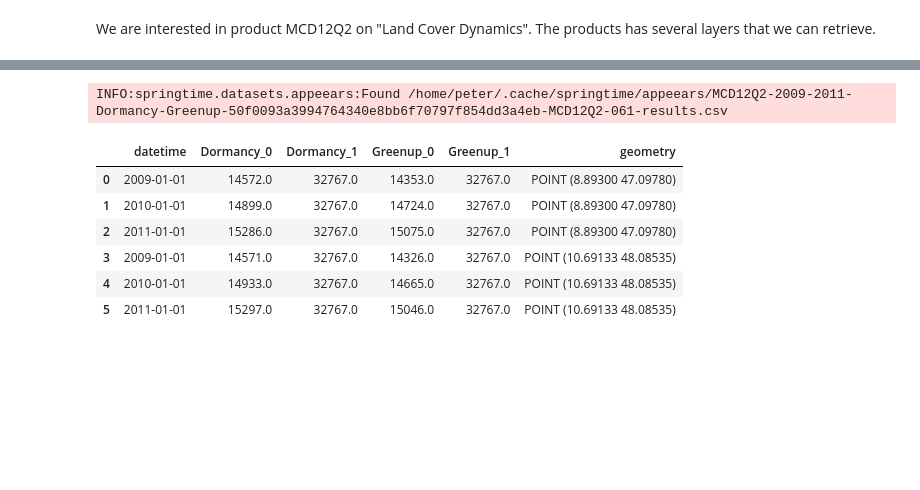
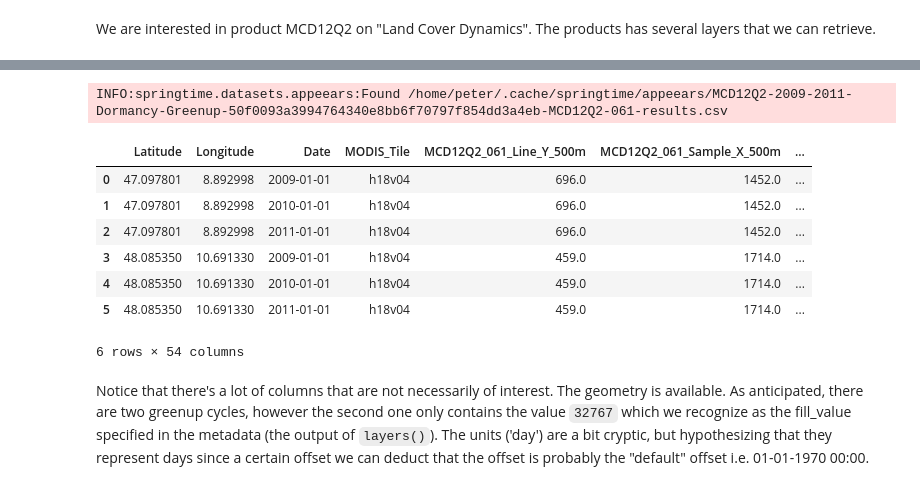
Before and after one commit to phenology/springtime, a Jupyter notebook: docs/user_guide/datasets/modis.ipynb, the cells around one changed output, grey strips where cells are left out. Saved outputs shown, nothing was run; the diff lists cells and outputs as text; code cells hidden in the pictures; blank space fills up the shorter version.

Commit message:
WIP refactor MODIS

```diff
--- a/docs/user_guide/datasets/modis.ipynb
+++ b/docs/user_guide/datasets/modis.ipynb
@@ -93,13 +92,16 @@ Appeears(
     points=[Point(x=10.69133, y=48.08535), Point(x=8.892998, y=47.097801)]
 )
 # %%
-dataset.load()
+dataset.raw_load_points()
 # %% [output]
 INFO:springtime.datasets.appeears:Found /home/peter/.cache/springtime/appeears/MCD12Q2-2009-2011-Dormancy-Greenup-50f0093a3994764340e8bb6f70797f854dd3a4eb-MCD12Q2-061-results.csv
-|  | datetime | Dormancy_0 | Dormancy_1 | Greenup_0 | Greenup_1 | geometry |
-| 0 | 2009-01-01 | 14572.0 | 32767.0 | 14353.0 | 32767.0 | POINT (8.89300 47.09780) |
-| 1 | 2010-01-01 | 14899.0 | 32767.0 | 14724.0 | 32767.0 | POINT (8.89300 47.09780) |
-| 2 | 2011-01-01 | 15286.0 | 32767.0 | 15075.0 | 32767.0 | POINT (8.89300 47.09780) |
-| 3 | 2009-01-01 | 14571.0 | 32767.0 | 14326.0 | 32767.0 | POINT (10.69133 48.08535) |
-| 4 | 2010-01-01 | 14933.0 | 32767.0 | 14665.0 | 32767.0 | POINT (10.69133 48.08535) |
-| 5 | 2011-01-01 | 15297.0 | 32767.0 | 15046.0 | 32767.0 | POINT (10.69133 48.08535) |
+|  | Latitude | Longitude | Date | MODIS_Tile | MCD12Q2_061_Line_Y_500m | MCD12Q2_061_Sample_X_500m | ... |
+| 0 | 47.097801 | 8.892998 | 2009-01-01 | h18v04 | 696.0 | 1452.0 | ... |
+| 1 | 47.097801 | 8.892998 | 2010-01-01 | h18v04 | 696.0 | 1452.0 | ... |
+| 2 | 47.097801 | 8.892998 | 2011-01-01 | h18v04 | 696.0 | 1452.0 | ... |
+| 3 | 48.085350 | 10.691330 | 2009-01-01 | h18v04 | 459.0 | 1714.0 | ... |
+| 4 | 48.085350 | 10.691330 | 2010-01-01 | h18v04 | 459.0 | 1714.0 | ... |
+| 5 | 48.085350 | 10.691330 | 2011-01-01 | h18v04 | 459.0 | 1714.0 | ... |
+6 rows × 54 columns
+# %% [markdown]
+Notice that there's a lot of columns that are not necessarily of interest. The geometry is available. As anticipated, there are two greenup cycles, however the second one only contains the value `32767` which we recognize as the fill_value specified in the metadata (the output of `layers()`). The units ('day') are a bit cryptic, but hypothesizing that they represent days since a certain offset we can deduct that the offset is probably the "default" offset i.e. 01-01-1970 00:00.
```
Also changed, not shown: parts of 15 cells of this notebook, 1 other file.
